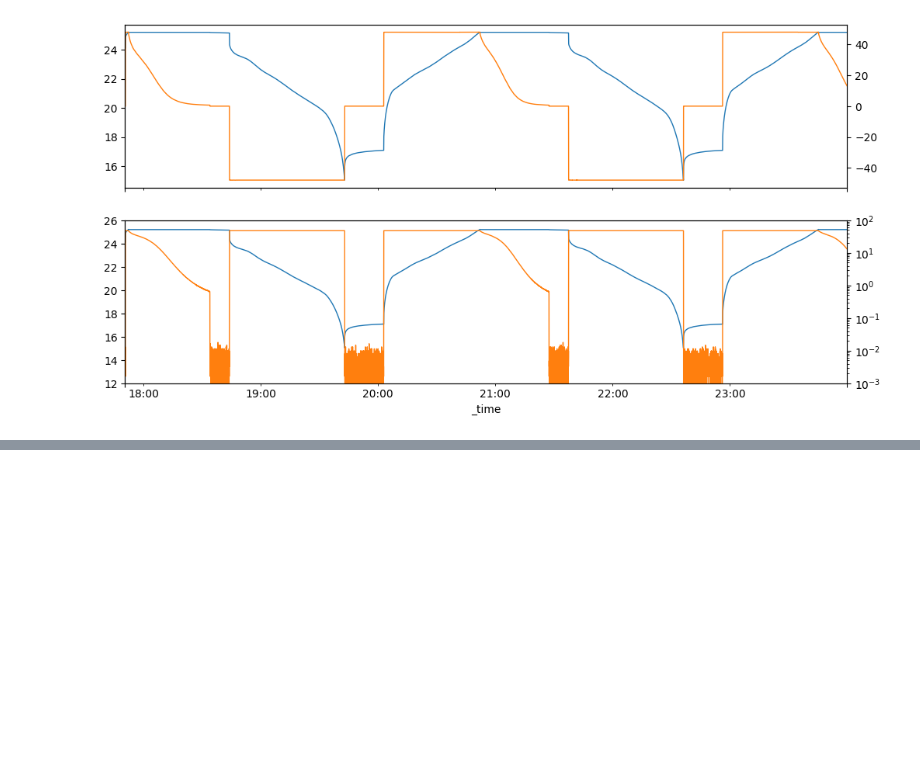
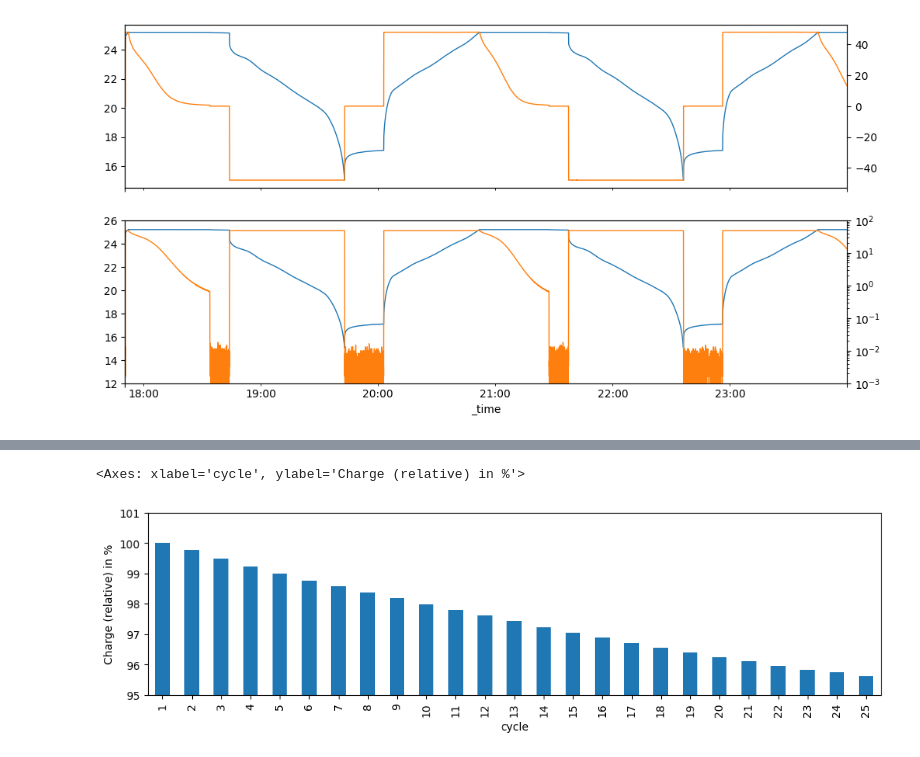
Before and after one commit to starcopter/pack-cycle-analysis, a Jupyter notebook: Analysis.ipynb, the cells around one changed output, grey strips where cells are left out. Cells and saved outputs as stored; diff of their text form; code cells hidden in the pictures; blank space fills up the shorter version.

```diff
--- a/Analysis.ipynb
+++ b/Analysis.ipynb
@@ -71,0 +113,5 @@ cycles
+# %%
+(cycles["dsg_charge_Ah"] / cycles.loc[1, "dsg_charge_Ah"]).mul(100).plot.bar(figsize=(12, 3), ylim=(95, 101), ylabel="Charge (relative) in %")
+# %% [output]
+<Axes: xlabel='cycle', ylabel='Charge (relative) in %'>
+[figure, added]
```
Also changed, not shown: parts of 6 cells of this notebook, 1 other file.
